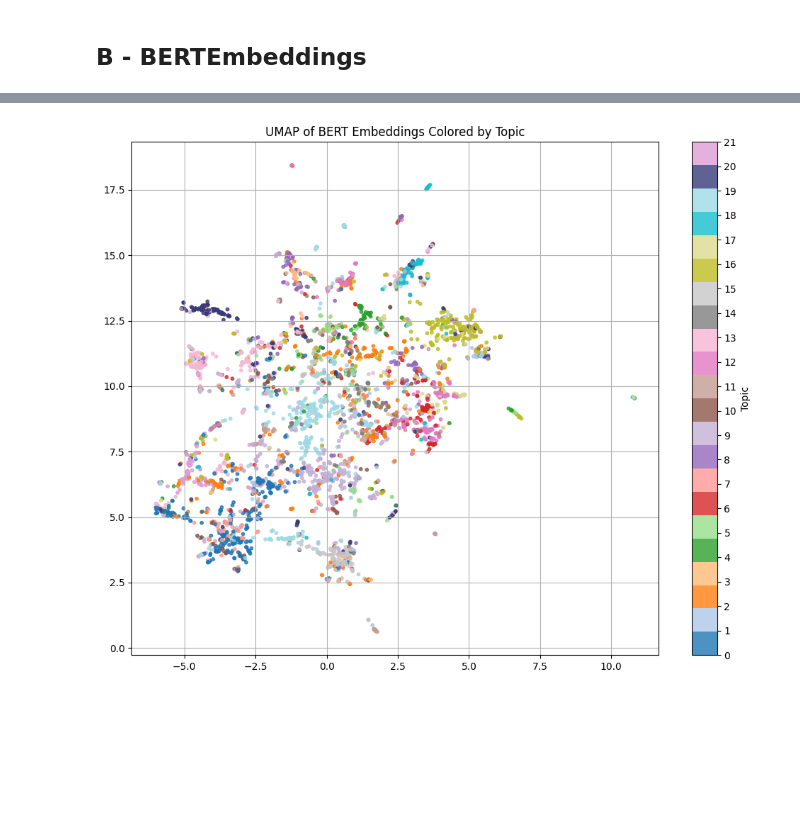
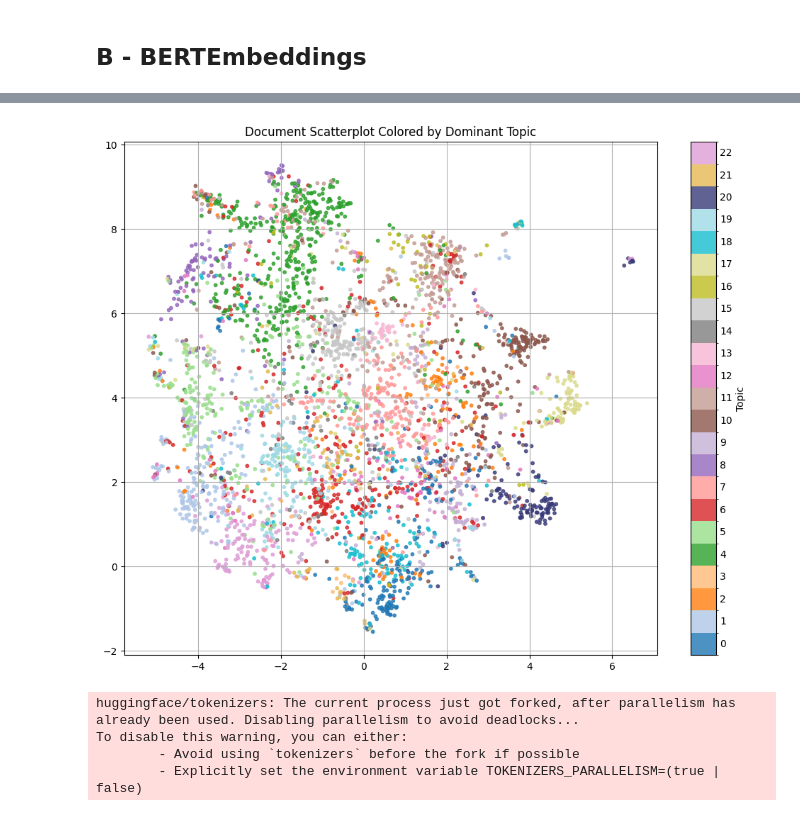
Before and after one commit to EdoConti/nlp_assignment, a Jupyter notebook: assignment_p2.ipynb, the cells around one changed output, grey strips where cells are left out. Saved outputs shown, nothing was run; the diff lists cells and outputs as text; code cells hidden in the pictures; blank space fills up the shorter version.

```diff
--- a/assignment_p2.ipynb
+++ b/assignment_p2.ipynb
@@ -343,9 +301,9 @@ feature_names = vectorizer.get_feature_names_out()
 sim = cosine_similarity(tf_idf_M)
 topic_df['cos_sim'] = sim.tolist()
 # %%
-n_neighbors = [5,10,15,50,75,100,150,200]
-distance = [0.01,0.05,0.1,0.15,0.25,0.5,0.9]
-set_op_mix_ratio = [0.0,0.1,0.2,0.3,0.4,0.5,0.6,0.7,0.8,0.9,1.0]
+n_neighbors = [5,10,15,50,75,100,150]
+distance = [0.05,0.1,0.15,0.25,0.5,0.9]
+set_op_mix_ratio = [0.2,0.3,0.4,0.5,0.6,0.7,0.8]
 
 param_grid = list(itertools.product(n_neighbors,distance,set_op_mix_ratio))
 # %%
@@ -472,0 +365,5 @@ plt.show()
+# %%
+i = 100/23/2
+
+x = [round(((1/23/2)+i*(1/23))*23,2) for i in range(23)]
+print(x)
@@ -535,8 +509,8 @@ X_umap_3d = umap.UMAP(
 ).fit_transform(embeddings)
 # %%
 X_umap = umap.UMAP(
-    n_neighbors=10,
-    min_dist=0.1,
+    n_neighbors=30,
+    min_dist=0.3,
     set_op_mix_ratio=0.2,
     metric='cosine',
     random_state=42
@@ -563,38 +537,43 @@ NMI: 0.3919449911002956
 # %%
-from matplotlib.colors import ListedColormap
-import matplotlib.pyplot as plt
-import numpy as np
+colors = plt.cm.tab20(np.linspace(0, 1, 20)).tolist()
+colors += plt.cm.tab20b(np.linspace(0, 1, 3)).tolist()
+cmap = ListedColormap(colors)
 
-# Combine the base colors from multiple tab colormaps
-colors = plt.cm.tab20(np.linspace(0, 1, 20)).tolist()
-colors += plt.cm.tab20b(np.linspace(0, 1, 2)).tolist()  # Add 2 more unique ones
+n_topics = 23
+boundaries = np.arange(n_topics + 1) - 0.5
 
-# Create a custom ListedColormap with exactly 22 distinct colors
-custom_cmap = ListedColormap(colors[:22])
+# let a BoundaryNorm map topic integers into these bins
+norm = BoundaryNorm(boundaries, ncolors=cmap.N)
+
 plt.figure(figsize=(10, 8))
 scatter = plt.scatter(
-    X_umap[:, 0],
-    X_umap[:, 1],
+    X_umap[:, 0], X_umap[:, 1],
     c=topic_labels,
-    cmap=custom_cmap,
+    cmap=cmap,
+    norm=norm,
     s=10,
     alpha=0.8
 )
 
-cbar = plt.colorbar(scatter, ticks=np.arange(22))
+cbar = plt.colorbar(
+    scatter,
+    boundaries=boundaries,
+    ticks=np.arange(n_topics),
+    spacing="proportional"
+)
 cbar.set_label("Topic")
-cbar.set_ticks(np.arange(22))
-cbar.set_ticklabels([str(i) for i in range(22)])
 
-plt.title("UMAP of BERT Embeddings Colored by Topic")
+cbar.ax.tick_params(axis="y", length=0)
+for lbl in cbar.ax.get_yticklabels():
+    lbl.set_va("center")
+
+plt.title("Document Scatterplot Colored by Dominant Topic")
 plt.grid(True)
 plt.tight_layout()
 plt.show()
 # %% [output]
-[figure, old version]
+[figure, new version]
 # %%
-import plotly.express as px
-
 fig = px.scatter_3d(
     x=X_umap_3d[:, 0],
     y=X_umap_3d[:, 1],
@@ -605,4 +584,19 @@ fig = px.scatter_3d(
 )
 
 fig.update_traces(marker=dict(size=3, opacity=0.8))
-fig.show()
+
+fig.update_layout(
+    dragmode="zoom",
+    scene=dict(
+        camera=dict(
+            eye=dict(x=0.6, y=0.6, z=0.6)  # default is 1.25ish on each axis
+        )
+    )
+)
+
+fig.write_html("umap3d.html", auto_open=True)
+# %% [output]
+huggingface/tokenizers: The current process just got forked, after parallelism has already been used. Disabling parallelism to avoid deadlocks...
+To disable this warning, you can either:
+        - Avoid using `tokenizers` before the fork if possible
+        - Explicitly set the environment variable TOKENIZERS_PARALLELISM=(true | false)
```
Also changed, not shown: parts of 33 cells of this notebook, 3 other files.
